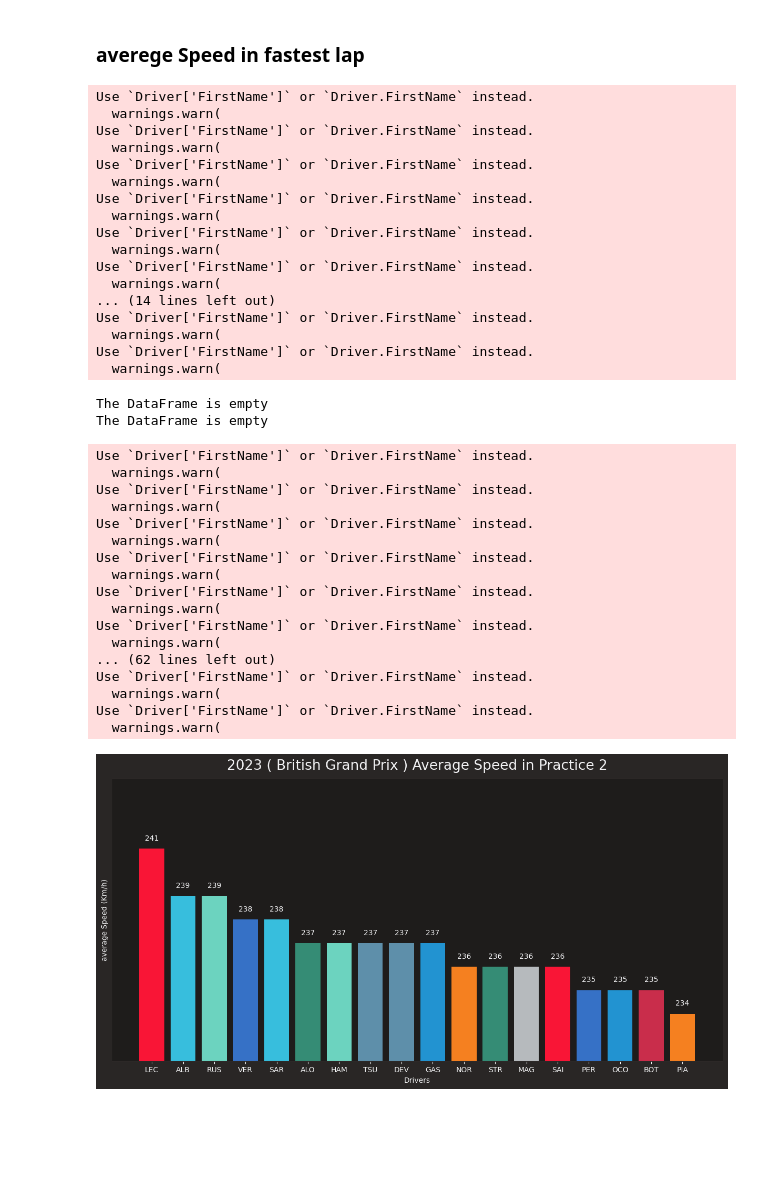
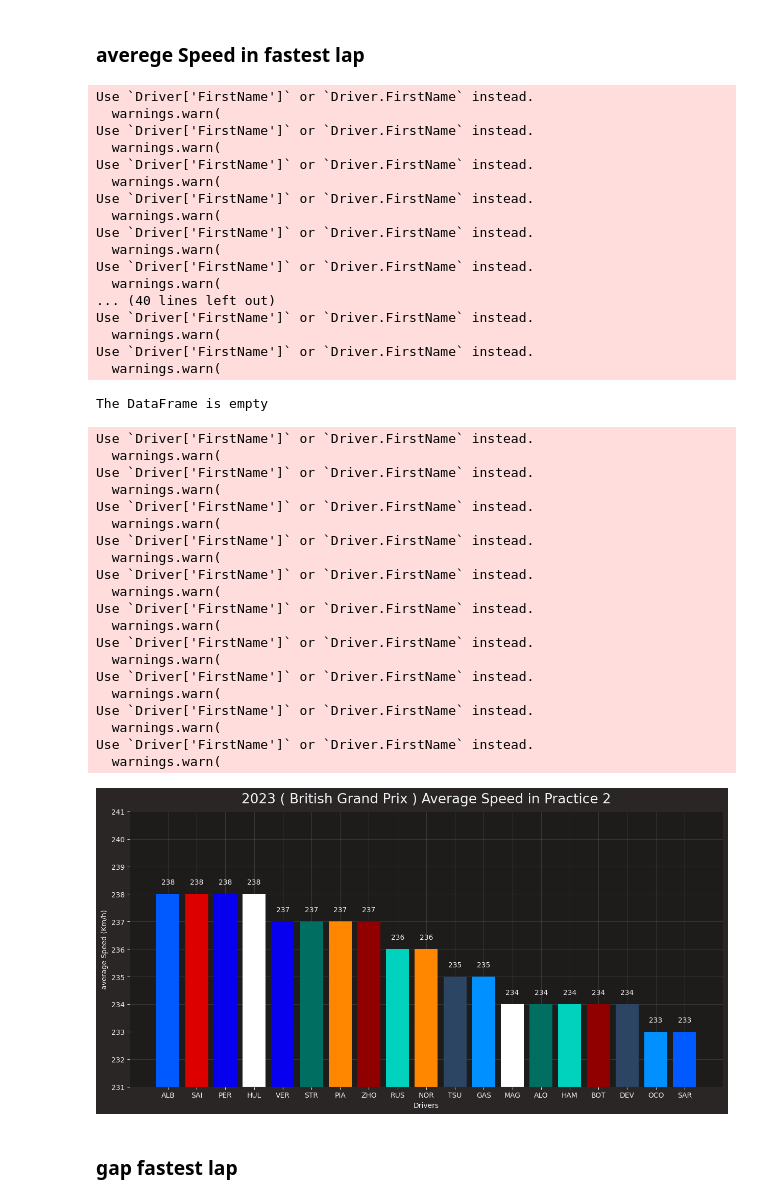
Before and after one commit to RACIM01/F1_Data_Analysing_RCM, a Jupyter notebook: Practice.ipynb, the cells around one changed output. Cells and saved outputs as stored; diff of their text form; code cells hidden in the pictures; blank space fills up the shorter version.

```diff
--- a/Practice.ipynb
+++ b/Practice.ipynb
@@ -15,7 +15,9 @@ import matplotlib.dates as mdates
 
 # enabling misc_mpl_mods will turn on minor grid lines that clutters the plot
 fastf1.plotting.setup_mpl(mpl_timedelta_support=False, misc_mpl_mods=False)
+# %%
+ses = 2
 # %%
-session = fastf1.get_session(2023,10,'FP3')
+session = fastf1.get_session(2023,10,sessions[str(ses)])
 session.load()
 # %% [output]
@@ -210,11 +208,11 @@ for i in drivers:
         Top_Speed = max_speed.loc[max_speed['Speed'].idxmax(),"Speed"]
         Driver = session.get_driver(i)[["DriverNumber"]].values[0]
         DriverAB = session.get_driver(i)[["Abbreviation"]].values[0]
-        TeamColor = session.get_driver(i)[["TeamColor"]].values[0]
+        TeamColor = fastf1.plotting.team_color(session.get_driver(i)["TeamName"])
         driver_list.append(Driver)
         DriverAB_list.append(DriverAB)
         top_speed_list.append(Top_Speed)
-        color_list.append('#'+TeamColor)
+        color_list.append(TeamColor)
 df_top_speed["DriverNumber"] = driver_list
 df_top_speed["Driver"] = DriverAB_list
 df_top_speed["TopSpeed"] = top_speed_list
@@ -284,27 +285,27 @@ plt.show()
 # %%
 driver_list = []
 DriverAB_list = []
-top_speed_list = []
+avg_speed_list = []
 color_list = []
-df_top_speed = pd.DataFrame()
+df_avg_speed = pd.DataFrame()
 for i in drivers:
     if laps.pick_driver(i).empty:
         print("The DataFrame is empty")
     else:
         max_speed = laps.pick_driver(i).pick_fastest().get_car_data()
-        Top_Speed = round(max_speed["Speed"].mean())
+        avg_Speed = round(max_speed["Speed"].mean())
         Driver = session.get_driver(i)[["DriverNumber"]].values[0]
         DriverAB = session.get_driver(i)[["Abbreviation"]].values[0]
-        TeamColor = session.get_driver(i)[["TeamColor"]].values[0]
+        TeamColor = fastf1.plotting.team_color(session.get_driver(i)["TeamName"])
         driver_list.append(Driver)
         DriverAB_list.append(DriverAB)
-        top_speed_list.append(Top_Speed)
-        color_list.append('#'+TeamColor)
-df_top_speed["DriverNumber"] = driver_list
-df_top_speed["Driver"] = DriverAB_list
-df_top_speed["TopSpeed"] = top_speed_list
-df_top_speed["Color"] = color_list
-df_top_speed = df_top_speed.sort_values(by='TopSpeed', ascending=False)
+        avg_speed_list.append(avg_Speed)
+        color_list.append(TeamColor)
+df_avg_speed["DriverNumber"] = driver_list
+df_avg_speed["Driver"] = DriverAB_list
+df_avg_speed["AvgSpeed"] = avg_speed_list
+df_avg_speed["Color"] = color_list
+df_avg_speed = df_avg_speed.sort_values(by='AvgSpeed', ascending=False)
 # %% [output]
 Use `Driver['FirstName']` or `Driver.FirstName` instead.
   warnings.warn(
@@ -318,13 +319,12 @@ Use `Driver['FirstName']` or `Driver.FirstName` instead.
   warnings.warn(
 Use `Driver['FirstName']` or `Driver.FirstName` instead.
   warnings.warn(
-... (14 lines left out)
+... (40 lines left out)
 Use `Driver['FirstName']` or `Driver.FirstName` instead.
   warnings.warn(
 Use `Driver['FirstName']` or `Driver.FirstName` instead.
   warnings.warn(
 The DataFrame is empty
-The DataFrame is empty
 Use `Driver['FirstName']` or `Driver.FirstName` instead.
   warnings.warn(
 Use `Driver['FirstName']` or `Driver.FirstName` instead.
@@ -337,30 +337,37 @@ Use `Driver['FirstName']` or `Driver.FirstName` instead.
   warnings.warn(
 Use `Driver['FirstName']` or `Driver.FirstName` instead.
   warnings.warn(
-... (62 lines left out)
 Use `Driver['FirstName']` or `Driver.FirstName` instead.
   warnings.warn(
 Use `Driver['FirstName']` or `Driver.FirstName` instead.
   warnings.warn(
+Use `Driver['FirstName']` or `Driver.FirstName` instead.
+  warnings.warn(
+Use `Driver['FirstName']` or `Driver.FirstName` instead.
+  warnings.warn(
 # %%
 plt.figure(figsize=(15, 7))
-x = df_top_speed["Driver"].reset_index(drop=True)
-y = df_top_speed["TopSpeed"].reset_index(drop=True)
+x = df_avg_speed["Driver"].reset_index(drop=True)
+y = df_avg_speed["AvgSpeed"].reset_index(drop=True)
 
 # Create the bar plot
-plt.bar(x, y,color = df_top_speed["Color"])
+plt.bar(x, y,color = df_avg_speed["Color"])
 
 # Add labels and title
 plt.xlabel('Drivers')
 plt.ylabel('average Speed (Km/h)')
 plt.title('2023 ( '+session.event["EventName"]+' ) Average Speed in '+session.event["Session2"])
-plt.yticks(range(300, 400, 10))
+plt.yticks(range(0, 250, 1))
 plt.ylim(y.min()-2, y.max()+3)
 # Add text annotations on top of bars
 for i in range(len(x)):
     plt.text(i, y.loc[i]+0.3, str(y.loc[i]), ha='center', va='bottom')
 
+plt.grid(True, alpha=0.2)
+
 # Display the plot
 plt.show()
 # %% [output]
-[figure, old version]
+[figure, new version]
+# %% [markdown]
+### gap fastest lap
```
Also changed, not shown: parts of 15 cells of this notebook, 4 other files.
